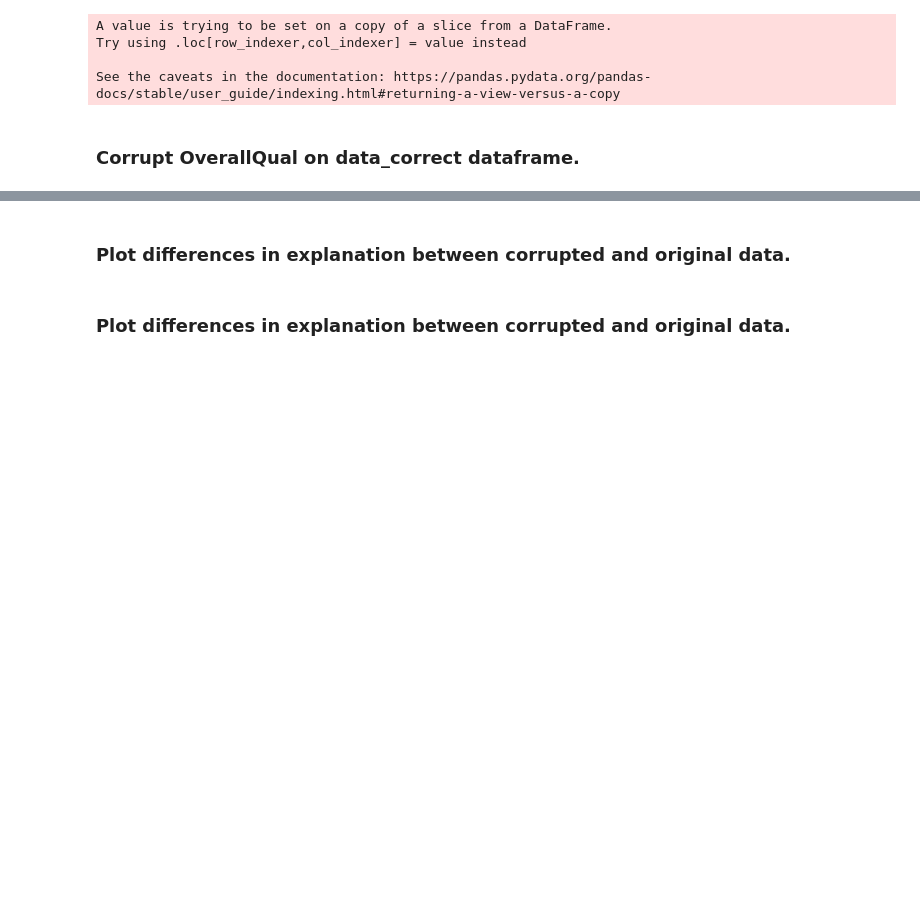
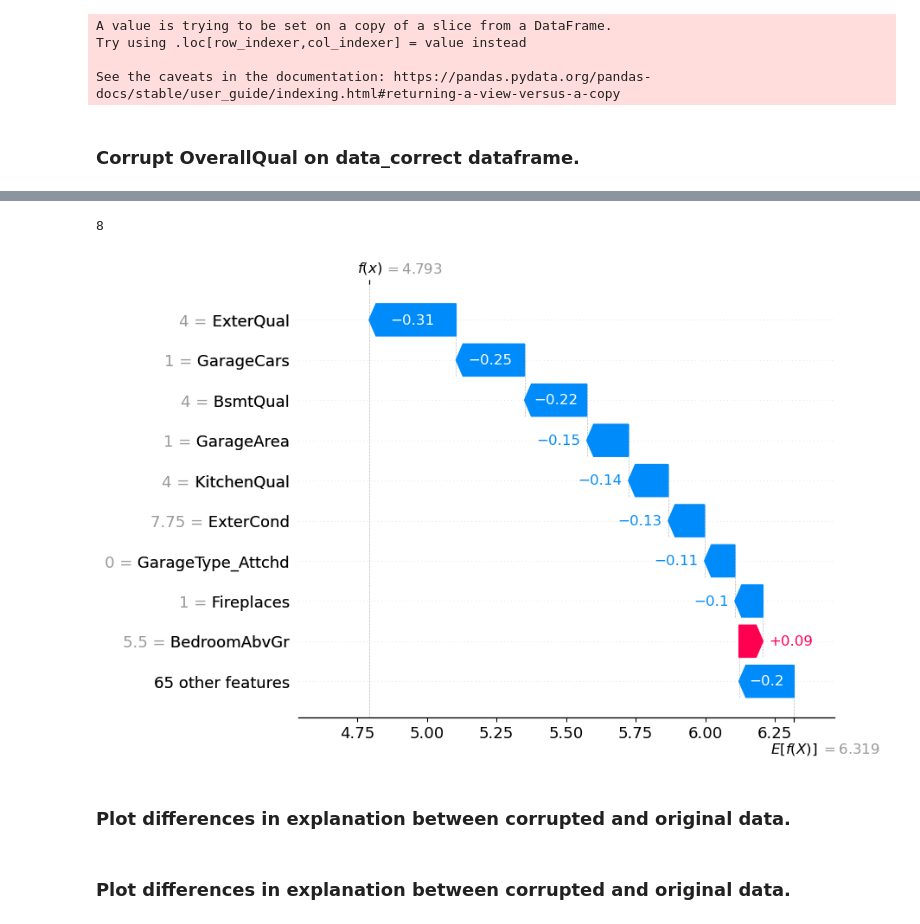
Before and after one commit to ngqhung0912/Research-Database-IR, a Jupyter notebook: data-corruption.ipynb, the cells around one changed output, grey strips where cells are left out. Drawn from its saved outputs; the diff is of its cells as text; code cells hidden in the pictures; blank space fills up the shorter version.

```diff
--- a/data-corruption.ipynb
+++ b/data-corruption.ipynb
@@ -237,3 +239,9 @@ overallQual_explanation_corrupted = split_explanation_to_cohort_overallQual(shap
+# %%
+print(y[1349])
+shap.plots.waterfall(shap_values[1349], max_display=10)
+# %% [output]
+8
+[figure, added]
 # %% [markdown]
 ### Plot differences in explanation between corrupted and original data.
 # %%
```
Also changed, not shown: parts of 7 cells of this notebook, 6 other files.
